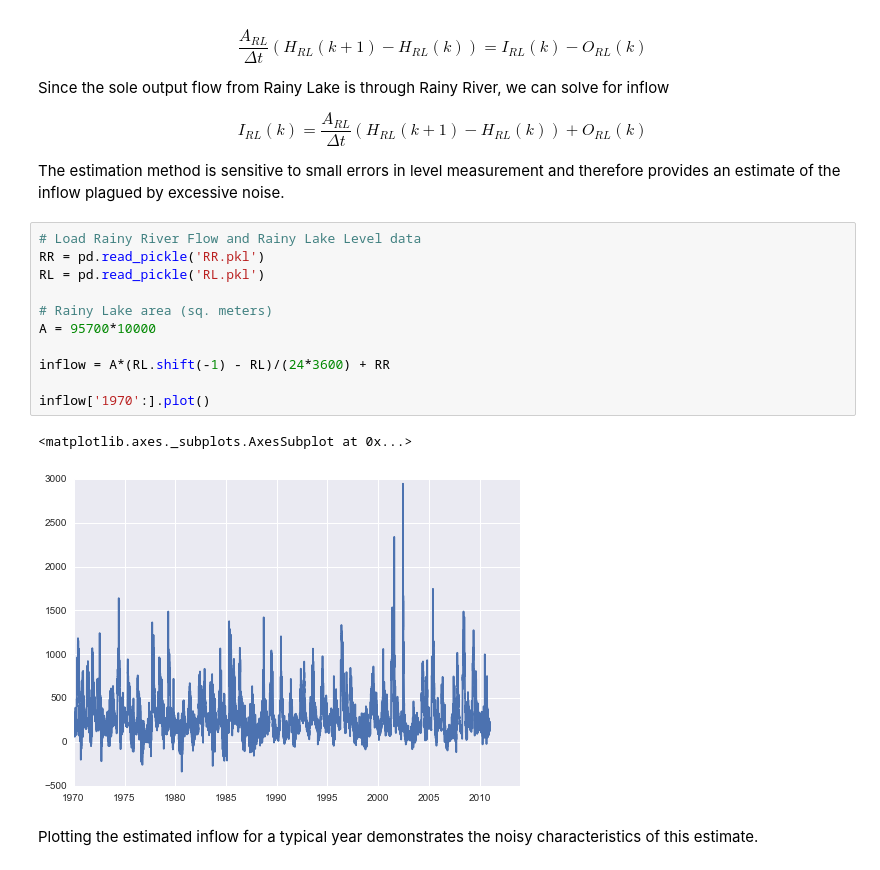
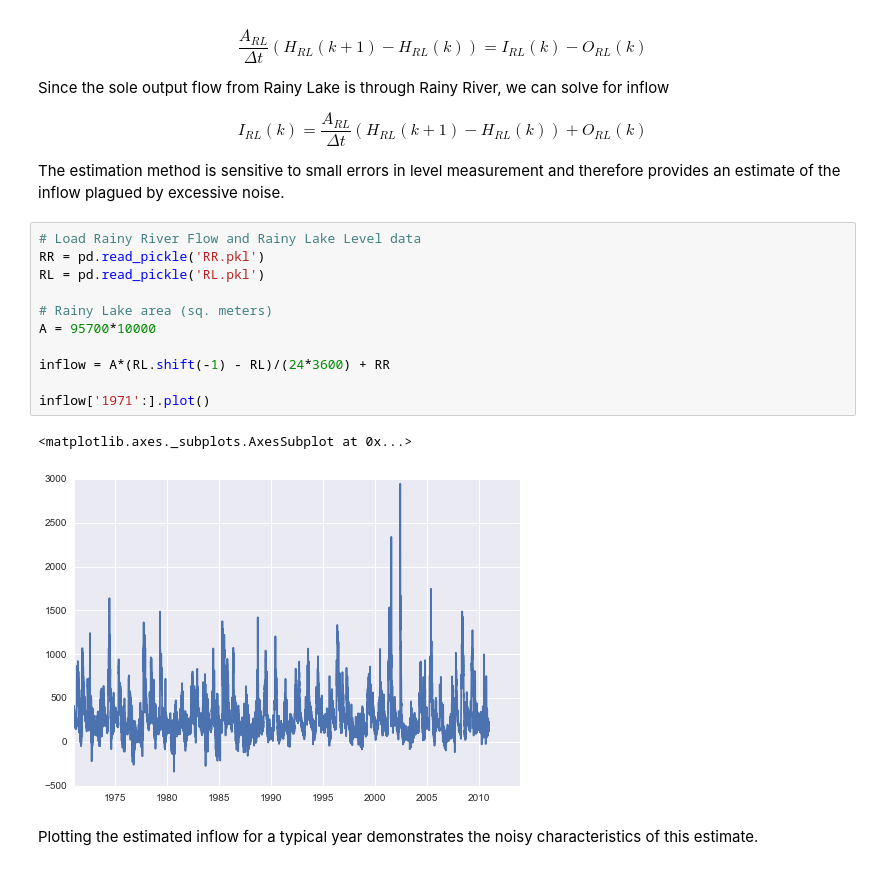
Before and after one commit to kmcgarry7/Rainy-Lake-Hydrology, a Jupyter notebook: Estimating_Rainy_Lake_Inflows_1970-2010.ipynb, the cells around one changed output. Saved outputs shown, nothing was run; the diff lists cells and outputs as text.

```diff
--- a/Estimating_Rainy_Lake_Inflows_1970-2010.ipynb
+++ b/Estimating_Rainy_Lake_Inflows_1970-2010.ipynb
@@ -41,17 +41,17 @@ The estimation method is sensitive to small errors in level measurement and ther
 # %%
 # Load Rainy River Flow and Rainy Lake Level data
 RR = pd.read_pickle('RR.pkl')
 RL = pd.read_pickle('RL.pkl')
 
 # Rainy Lake area (sq. meters)
 A = 95700*10000
 
 inflow = A*(RL.shift(-1) - RL)/(24*3600) + RR
 
-inflow['1970':].plot()
+inflow['1971':].plot()
 # %% [output]
 <matplotlib.axes._subplots.AxesSubplot at 0x...>
-[figure, old version]
+[figure, new version]
 # %% [markdown]
 Plotting the estimated inflow for a typical year demonstrates the noisy characteristics of this estimate.
 # %%
```
Also changed, not shown: parts of 9 cells of this notebook.
